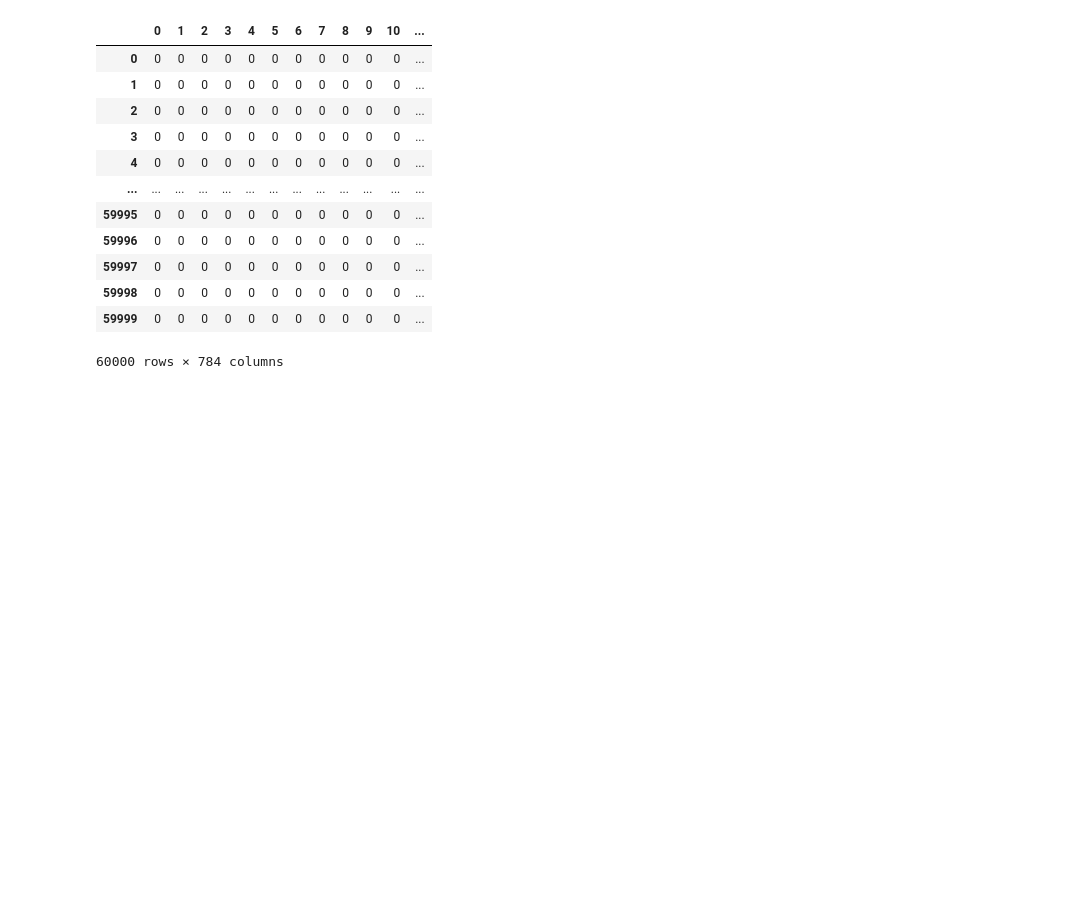
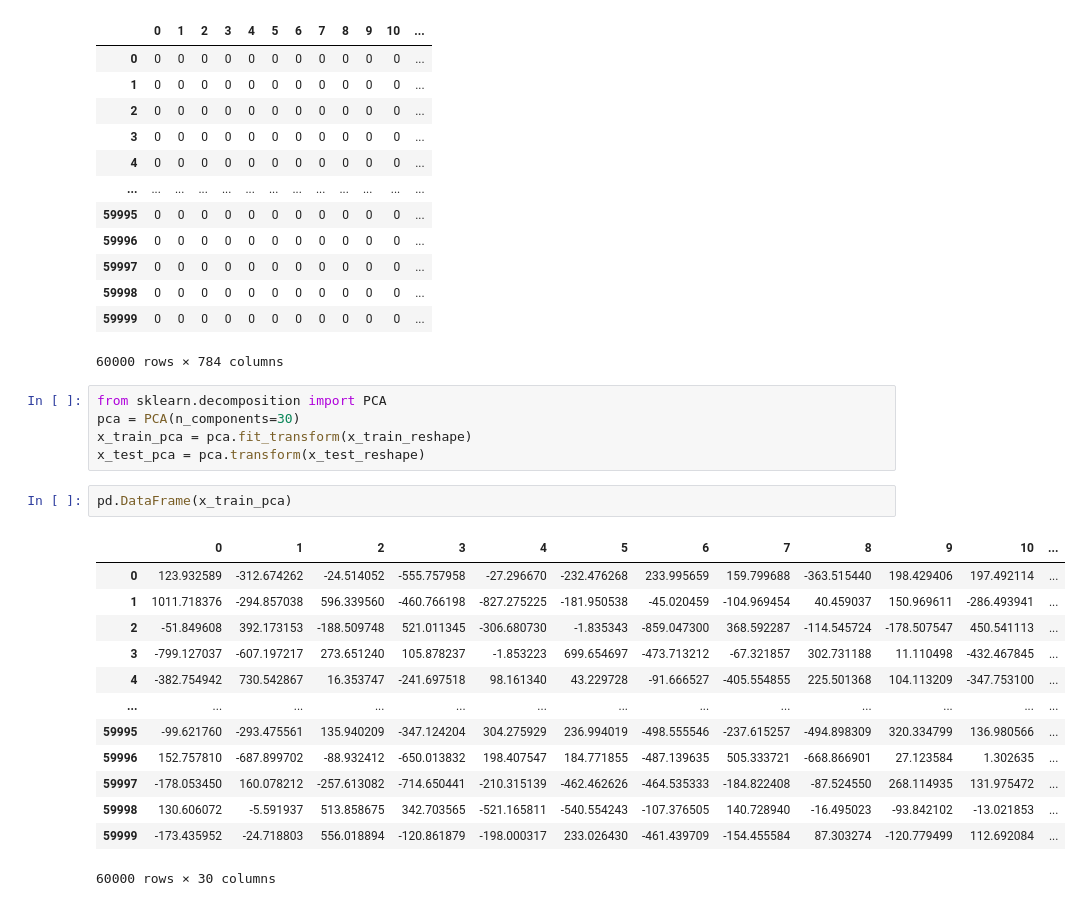
Before and after one commit to Elwing-Chou/MLDemo1211, a Jupyter notebook: number_classification.ipynb, the cells around one changed output. Drawn from its saved outputs; the diff is of its cells as text; blank space fills up the shorter version.

```diff
--- a/number_classification.ipynb
+++ b/number_classification.ipynb
@@ -60,3 +60,24 @@ pd.DataFrame(x_train_reshape)
 | 59998 | 0 | 0 | 0 | 0 | 0 | 0 | 0 | 0 | 0 | 0 | 0 | ... |
 | 59999 | 0 | 0 | 0 | 0 | 0 | 0 | 0 | 0 | 0 | 0 | 0 | ... |
 60000 rows × 784 columns
+# %%
+from sklearn.decomposition import PCA
+pca = PCA(n_components=30)
+x_train_pca = pca.fit_transform(x_train_reshape)
+x_test_pca = pca.transform(x_test_reshape)
+# %%
+pd.DataFrame(x_train_pca)
+# %% [output]
+|  | 0 | 1 | 2 | 3 | 4 | 5 | 6 | 7 | 8 | 9 | 10 | ... |
+| 0 | 123.932589 | -312.674262 | -24.514052 | -555.757958 | -27.296670 | -232.476268 | 233.995659 | 159.799688 | -363.515440 | 198.429406 | 197.492114 | ... |
+| 1 | 1011.718376 | -294.857038 | 596.339560 | -460.766198 | -827.275225 | -181.950538 | -45.020459 | -104.969454 | 40.459037 | 150.969611 | -286.493941 | ... |
+| 2 | -51.849608 | 392.173153 | -188.509748 | 521.011345 | -306.680730 | -1.835343 | -859.047300 | 368.592287 | -114.545724 | -178.507547 | 450.541113 | ... |
+| 3 | -799.127037 | -607.197217 | 273.651240 | 105.878237 | -1.853223 | 699.654697 | -473.713212 | -67.321857 | 302.731188 | 11.110498 | -432.467845 | ... |
+| 4 | -382.754942 | 730.542867 | 16.353747 | -241.697518 | 98.161340 | 43.229728 | -91.666527 | -405.554855 | 225.501368 | 104.113209 | -347.753100 | ... |
+| ... | ... | ... | ... | ... | ... | ... | ... | ... | ... | ... | ... | ... |
+| 59995 | -99.621760 | -293.475561 | 135.940209 | -347.124204 | 304.275929 | 236.994019 | -498.555546 | -237.615257 | -494.898309 | 320.334799 | 136.980566 | ... |
+| 59996 | 152.757810 | -687.899702 | -88.932412 | -650.013832 | 198.407547 | 184.771855 | -487.139635 | 505.333721 | -668.866901 | 27.123584 | 1.302635 | ... |
+| 59997 | -178.053450 | 160.078212 | -257.613082 | -714.650441 | -210.315139 | -462.462626 | -464.535333 | -184.822408 | -87.524550 | 268.114935 | 131.975472 | ... |
+| 59998 | 130.606072 | -5.591937 | 513.858675 | 342.703565 | -521.165811 | -540.554243 | -107.376505 | 140.728940 | -16.495023 | -93.842102 | -13.021853 | ... |
+| 59999 | -173.435952 | -24.718803 | 556.018894 | -120.861879 | -198.000317 | 233.026430 | -461.439709 | -154.455584 | 87.303274 | -120.779499 | 112.692084 | ... |
+60000 rows × 30 columns
```
Also changed, not shown: parts of 3 cells of this notebook.
